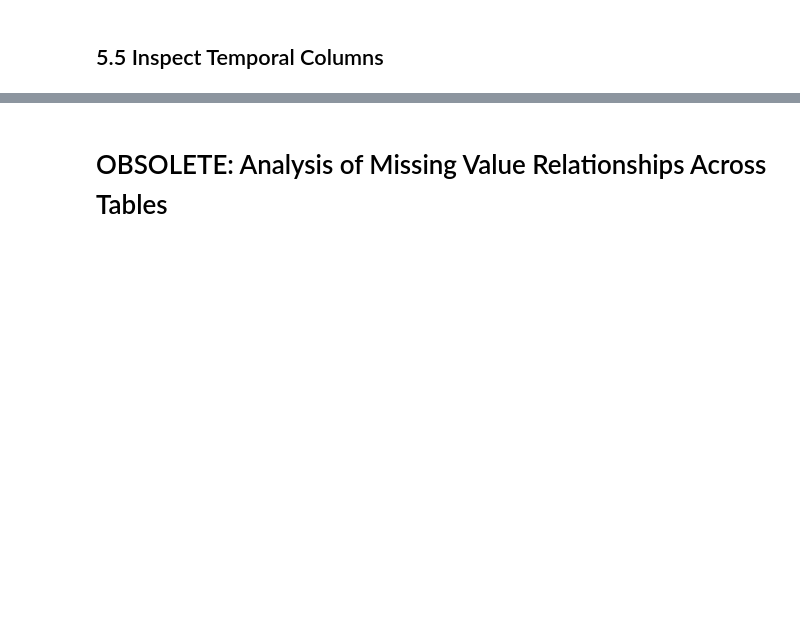
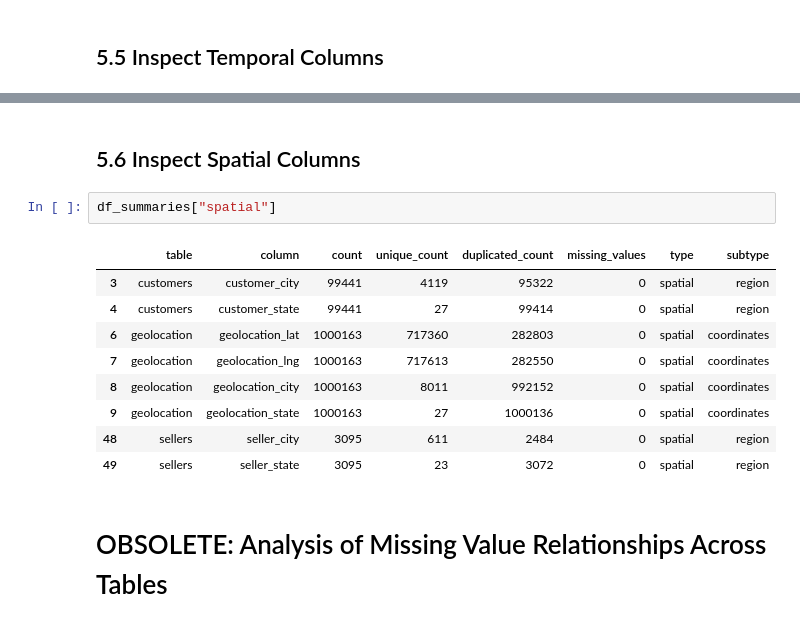
Before and after one commit to vmichael89/cf-brazilian-ecommerce-olist, a Jupyter notebook: notebooks/cleaning_exploration.ipynb, the cells around one changed output, grey strips where cells are left out. Cells and saved outputs as stored; diff of their text form; blank space fills up the shorter version.

```diff
--- a/notebooks/cleaning_exploration.ipynb
+++ b/notebooks/cleaning_exploration.ipynb
@@ -1759,3 +2053,17 @@ df_summaries["temporal"]
+# %% [markdown]
+## 5.6 Inspect Spatial Columns
+# %%
+df_summaries["spatial"]
+# %% [output]
+|  | table | column | count | unique_count | duplicated_count | missing_values | type | subtype |
+| 3 | customers | customer_city | 99441 | 4119 | 95322 | 0 | spatial | region |
+| 4 | customers | customer_state | 99441 | 27 | 99414 | 0 | spatial | region |
+| 6 | geolocation | geolocation_lat | 1000163 | 717360 | 282803 | 0 | spatial | coordinates |
+| 7 | geolocation | geolocation_lng | 1000163 | 717613 | 282550 | 0 | spatial | coordinates |
+| 8 | geolocation | geolocation_city | 1000163 | 8011 | 992152 | 0 | spatial | coordinates |
+| 9 | geolocation | geolocation_state | 1000163 | 27 | 1000136 | 0 | spatial | coordinates |
+| 48 | sellers | seller_city | 3095 | 611 | 2484 | 0 | spatial | region |
+| 49 | sellers | seller_state | 3095 | 23 | 3072 | 0 | spatial | region |
 # %% [markdown]
 # OBSOLETE: Analysis of Missing Value Relationships Across Tables
 # %% [markdown]
```
Also changed, not shown: parts of 49 cells of this notebook.
